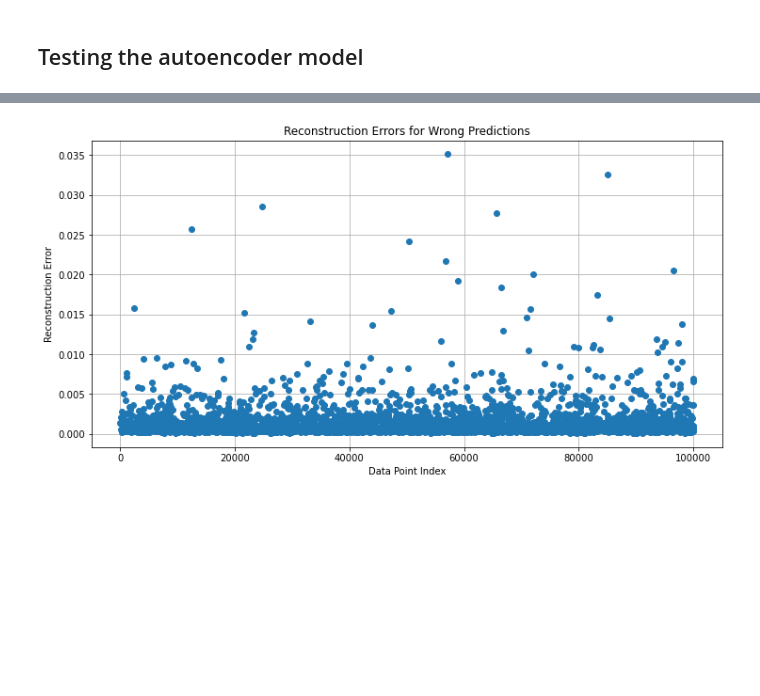
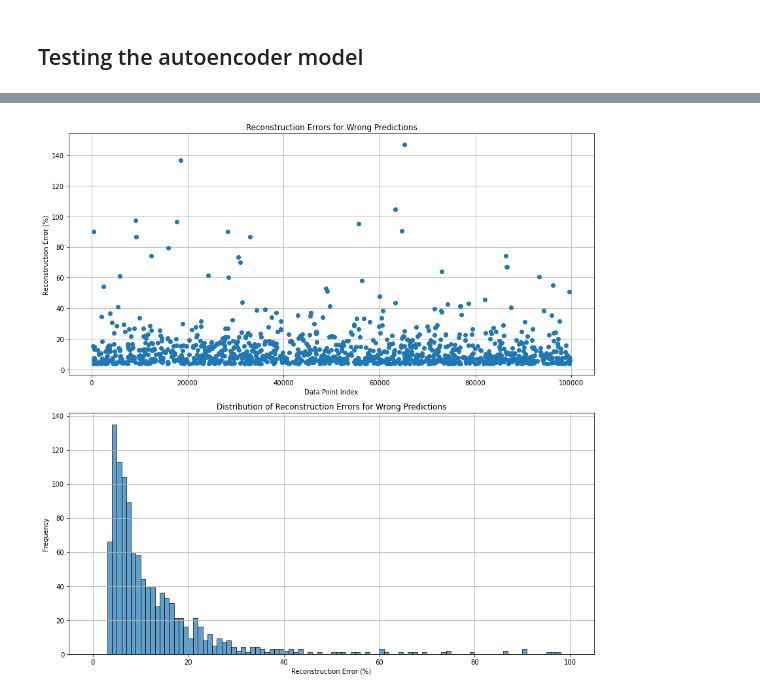
Before and after one commit to jason-701/FYP, a Jupyter notebook: modelAnalysis.ipynb, the cells around one changed output, grey strips where cells are left out. Drawn from its saved outputs; the diff is of its cells as text; code cells hidden in the pictures; blank space fills up the shorter version.

```diff
--- a/modelAnalysis.ipynb
+++ b/modelAnalysis.ipynb
@@ -194,30 +194,30 @@ class Encoder(nn.Module):
     def __init__(self, input_dim, encoding_dim):
         super(Encoder, self).__init__()
         self.encoder = nn.Sequential(
-            nn.Linear(input_dim, 256),
+            nn.Linear(input_dim, 128),
             nn.ReLU(),
-            nn.Linear(256, 128),
-            nn.ReLU(),
+            nn.Dropout(0.2),
             nn.Linear(128, 64),
             nn.ReLU(),
+            nn.Dropout(0.2),
             nn.Linear(64, encoding_dim)
         )
 
     def forward(self, x):
         return self.encoder(x)
 
-# Define the Decoder model with increased complexity
+# Define the Decoder model with reduced complexity and dropout
 class Decoder(nn.Module):
     def __init__(self, encoding_dim, input_dim):
         super(Decoder, self).__init__()
         self.decoder = nn.Sequential(
             nn.Linear(encoding_dim, 64),
             nn.ReLU(),
+            nn.Dropout(0.2),
             nn.Linear(64, 128),
             nn.ReLU(),
-            nn.Linear(128, 256),
-            nn.ReLU(),
-            nn.Linear(256, input_dim)
+            nn.Dropout(0.2),
+            nn.Linear(128, input_dim)
         )
 
     def forward(self, x):
@@ -237,11 +237,11 @@ class Autoencoder(nn.Module):
 
 # Define input dimensions and encoding dimensions
 input_dim = x_scaled.shape[1]  # Set this to the number of features in your data
-encoding_dim = 13
+encoding_dim = 8
 
 # Model file paths
-encoder_model_file = './models/encoder.pth'
-decoder_model_file = './models/decoder.pth'
+encoder_model_file = './models/encoder2.pth'
+decoder_model_file = './models/decoder2.pth'
 
 # Load the encoder and decoder models
 encoder = Encoder(input_dim, encoding_dim).to(device)
@@ -341,6 +326,30 @@ Overlapping indices: [  235   400   614   658   712   850  1105  1113  1163  125
 # %%
-# Filter the reconstruction errors for the wrong prediction indices
-wrong_prediction_reconstruction_errors = reconstruction_error[wrong_prediction_indices]
+import numpy as np
+import matplotlib.pyplot as plt
+import torch
+
+# Assuming autoencoder is your trained model and x_scaled is your test data
+with torch.no_grad():
+    reconstructed_test = autoencoder(torch.tensor(x_scaled, dtype=torch.float32).to(device)).cpu().numpy()
+
+# Calculate reconstruction errors
+reconstruction_error = np.mean(np.square(x_scaled - reconstructed_test), axis=1)
+
+# Define the threshold for reconstruction error
+threshold = 3.62 / 100  # Convert percentage to a fraction
+
+# Identify indices with reconstruction error above the threshold
+high_error_indices = np.where(reconstruction_error > threshold)[0]
+
+# Assuming wrong_prediction_indices is already defined
+# Find the overlap between high error indices and wrong prediction indices
+overlap_indices = np.intersect1d(high_error_indices, wrong_prediction_indices)
+
+# Filter the reconstruction errors for the overlapping indices
+wrong_prediction_reconstruction_errors = reconstruction_error[overlap_indices]
+
+# Ensure that all filtered reconstruction errors are above the threshold
+assert np.all(wrong_prediction_reconstruction_errors > threshold), "Some reconstruction errors are below the threshold"
 
 # Print the reconstruction errors for the wrong prediction indices
 print("Reconstruction Errors for Wrong Predictions:", wrong_prediction_reconstruction_errors)
@@ -349,15 +358,31 @@ print("Reconstruction Errors for Wrong Predictions:", wrong_prediction_reconstru
 mean_error = np.mean(wrong_prediction_reconstruction_errors)
 std_error = np.std(wrong_prediction_reconstruction_errors)
 
-print(f"Mean Reconstruction Error for Wrong Predictions: {mean_error}")
-print(f"Standard Deviation of Reconstruction Error for Wrong Predictions: {std_error}")
+print(f"Mean Reconstruction Error for Wrong Predictions: {mean_error * 100:.2f}%")
+print(f"Standard Deviation of Reconstruction Error for Wrong Predictions: {std_error * 100:.2f}%")
+print("Number of overlapping indices:", len(overlap_indices))
 
 # Plot the reconstruction errors for the wrong prediction indices
-plt.figure(figsize=(12, 6))
-plt.plot(wrong_prediction_indices, wrong_prediction_reconstruction_errors, marker='o', linestyle='none')
+plt.figure(figsize=(12, 12))
+
+# First subplot: Reconstruction errors for wrong prediction indices
+plt.subplot(2, 1, 1)
+plt.plot(overlap_indices, wrong_prediction_reconstruction_errors * 100, marker='o', linestyle='none')
 plt.title('Reconstruction Errors for Wrong Predictions')
 plt.xlabel('Data Point Index')
-plt.ylabel('Reconstruction Error')
+plt.ylabel('Reconstruction Error (%)')
 plt.grid(True)
+
+# Second subplot: Distribution of reconstruction errors for wrong prediction indices
+plt.subplot(2, 1, 2)
+wrong_prediction_reconstruction_errors_percent = wrong_prediction_reconstruction_errors * 100
+bins = np.arange(0, 101, 1)  # From 0% to 100% in intervals of 1%
+plt.hist(wrong_prediction_reconstruction_errors_percent, bins=bins, edgecolor='black', alpha=0.7)
+plt.title('Distribution of Reconstruction Errors for Wrong Predictions')
+plt.xlabel('Reconstruction Error (%)')
+plt.ylabel('Frequency')
+plt.grid(True)
+
+plt.tight_layout()
 plt.show()
 # %% [output]
@@ -367 +393 @@ Standard Deviation of Reconstruction Error for Wrong Predictions: 0.002267851715
-[figure, old version]
+[figure, new version]
```
Also changed, not shown: parts of 5 cells of this notebook, 2 other files.
